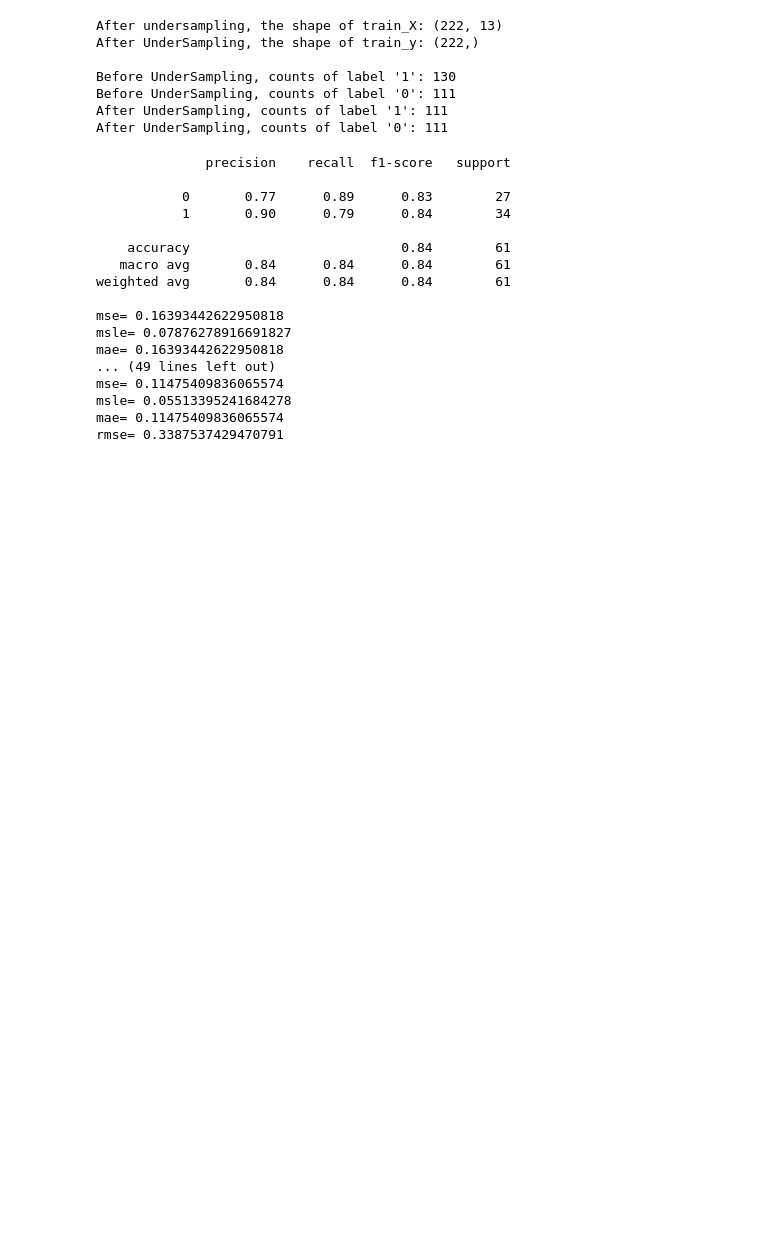
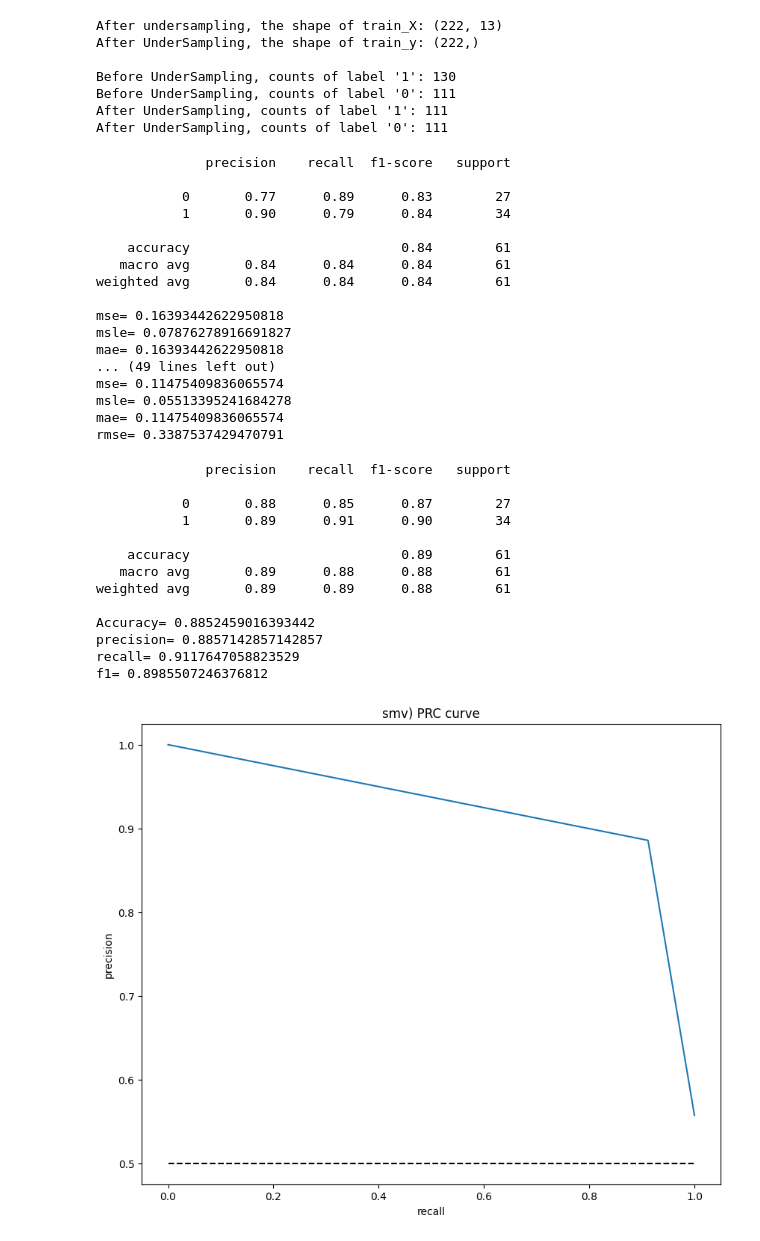
Before and after one commit to MoazzemhossainMoazz/EDGE_AI, a Jupyter notebook: EDGE_classwork_19_7_2023.ipynb, the cells around one changed output. Saved outputs shown, nothing was run; the diff lists cells and outputs as text; code cells hidden in the pictures; blank space fills up the shorter version.

Commit message:
Building a predictive system

```diff
--- a/EDGE_classwork_19_7_2023.ipynb
+++ b/EDGE_classwork_19_7_2023.ipynb
@@ -684,3 +684,56 @@ mse= 0.11475409836065574
 msle= 0.05513395241684278
 mae= 0.11475409836065574
 rmse= 0.3387537429470791
+# %%
+from sklearn.metrics import precision_recall_curve
+from sklearn.metrics import accuracy_score , recall_score, precision_score, f1_score
+import numpy as np
+import sklearn.metrics as metrics
+import matplotlib.pyplot as plt
+
+
+
+# support vector machine object
+svm = SVC(kernel='linear')
+# train the model on train set
+svm.fit(x_train_res, y_train_res.ravel())
+predictions4 = svm.predict(x_test)
+# print classification report
+print(classification_report(y_test, predictions4))
+
+
+
+Accuracy=accuracy_score(y_test, predictions4)
+precision=precision_score(y_test, predictions4)
+recall=recall_score(y_test, predictions4)
+f1=f1_score(y_test, predictions4)
+print('Accuracy=',Accuracy)
+print('precision=',precision)
+print('recall=',recall)
+print('f1=',f1)
+
+
+precision, recall, thresholds = precision_recall_curve(y_test, predictions4)
+
+plt.figure(figsize = (10, 8))
+plt.plot([0, 1], [0.5, 0.5], 'k--')
+plt.plot(recall, precision, label = 'svm')
+plt.xlabel('recall')
+plt.ylabel('precision')
+plt.title('smv) PRC curve')
+plt.show()
+# %% [output]
+              precision    recall  f1-score   support
+
+           0       0.88      0.85      0.87        27
+           1       0.89      0.91      0.90        34
+
+    accuracy                           0.89        61
+   macro avg       0.89      0.88      0.88        61
+weighted avg       0.89      0.89      0.88        61
+
+Accuracy= 0.8852459016393442
+precision= 0.8857142857142857
+recall= 0.9117647058823529
+f1= 0.8985507246376812
+[figure, added]
```
Also changed, not shown: parts of 5 cells of this notebook.
